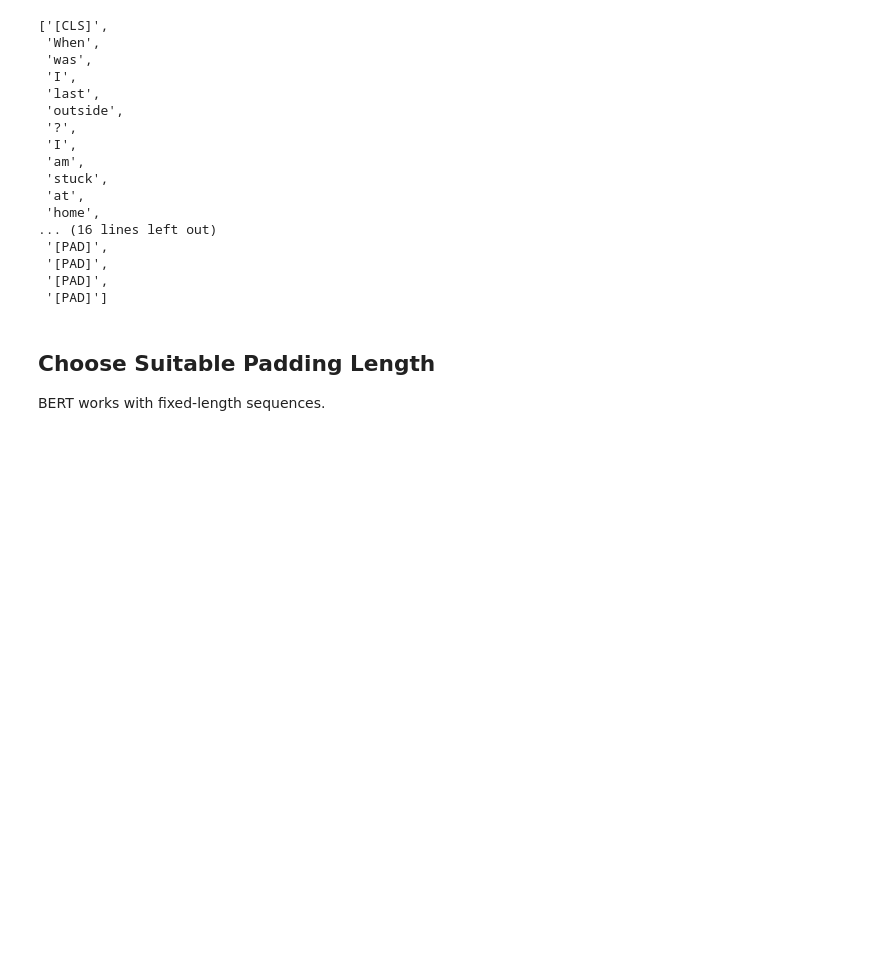
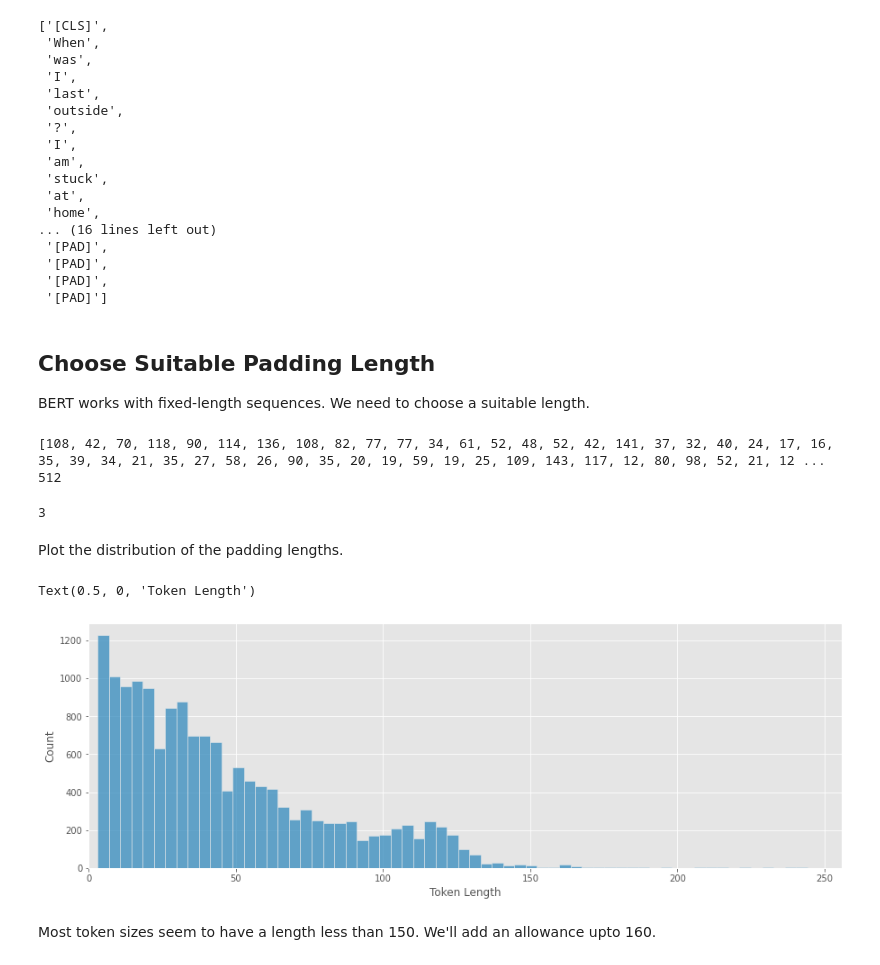
Before and after one commit to Mustafa017/feedback_analysis, a Jupyter notebook: index.ipynb, the cells around one changed output. Saved outputs shown, nothing was run; the diff lists cells and outputs as text; code cells hidden in the pictures; blank space fills up the shorter version.

```diff
--- a/index.ipynb
+++ b/index.ipynb
@@ -239,4 +243,30 @@ tokenizer.convert_ids_to_tokens(encoding['input_ids'][0])
  '[PAD]']
 # %% [markdown]
 ## Choose Suitable Padding Length
-BERT works with fixed-length sequences.
+BERT works with fixed-length sequences. We need to choose a suitable length.
+# %%
+padding_lengths = []
+
+for t in df.content:
+  token = tokenizer.encode(t, max_length=512, truncation=True)
+  padding_lengths.append(len(token))
+
+print(padding_lengths)
+# %% [output]
+[108, 42, 70, 118, 90, 114, 136, 108, 82, 77, 77, 34, 61, 52, 48, 52, 42, 141, 37, 32, 40, 24, 17, 16, 35, 39, 34, 21, 35, 27, 58, 26, 90, 35, 20, 19, 59, 19, 25, 109, 143, 117, 12, 80, 98, 52, 21, 12 ...
+512
+# %%
+print(min(padding_lengths))
+# %% [output]
+3
+# %% [markdown]
+Plot the distribution of the padding lengths.
+# %%
+sns.histplot(padding_lengths)
+plt.xlim([0, 256])
+plt.xlabel('Token Length')
+# %% [output]
+Text(0.5, 0, 'Token Length')
+[figure, added]
+# %% [markdown]
+Most token sizes seem to have a length less than 150. We'll  add an allowance upto 160.
```
Also changed, not shown: parts of 6 cells of this notebook.
